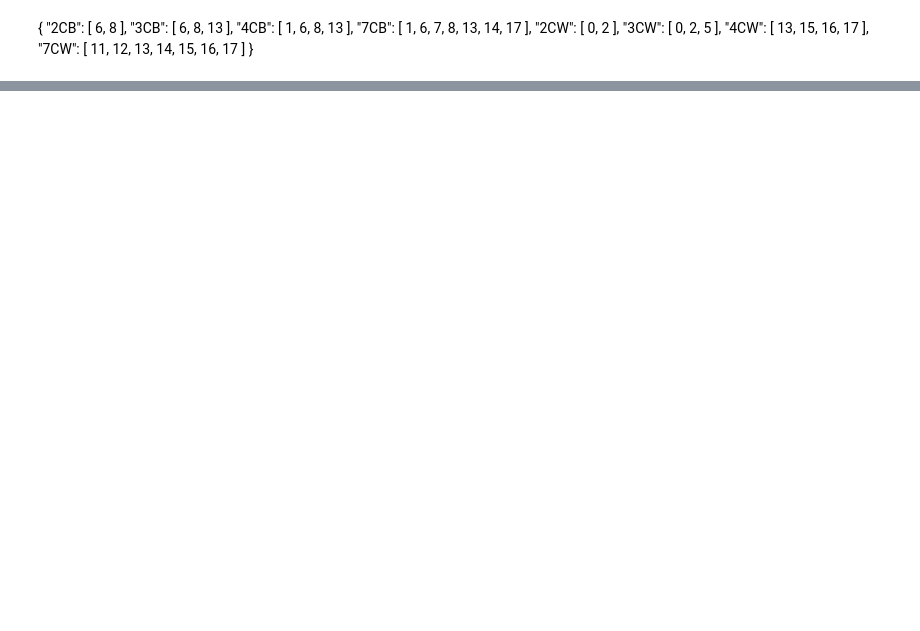
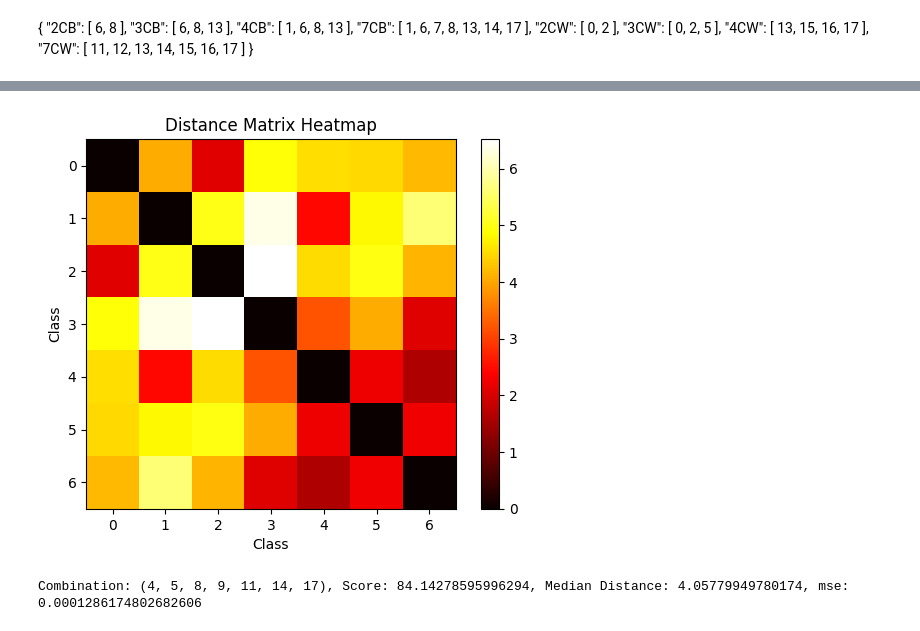
Before and after one commit to franzhd/snntorch_network, a Jupyter notebook: notebook/KDE_metrics.ipynb, the cells around one changed output, grey strips where cells are left out. Saved outputs shown, nothing was run; the diff lists cells and outputs as text; code cells hidden in the pictures; blank space fills up the shorter version.

```diff
--- a/notebook/KDE_metrics.ipynb
+++ b/notebook/KDE_metrics.ipynb
@@ -244,0 +237,8 @@ NameError: name 'distance_matrix' is not defined
+# %%
+
+#Migliore mse
+distance_matrix_subset(distance_matrix_subset_0, [4, 5, 8, 9, 11, 14, 17])
+search_combination(separability_scores, (4, 5, 8, 9, 11, 14, 17))
+# %% [output]
+[figure, added]
+Combination: (4, 5, 8, 9, 11, 14, 17), Score: 84.14278595996294, Median Distance: 4.05779949780174, mse: 0.0001286174802682606
```
Also changed, not shown: parts of 23 cells of this notebook, 7 other files.
